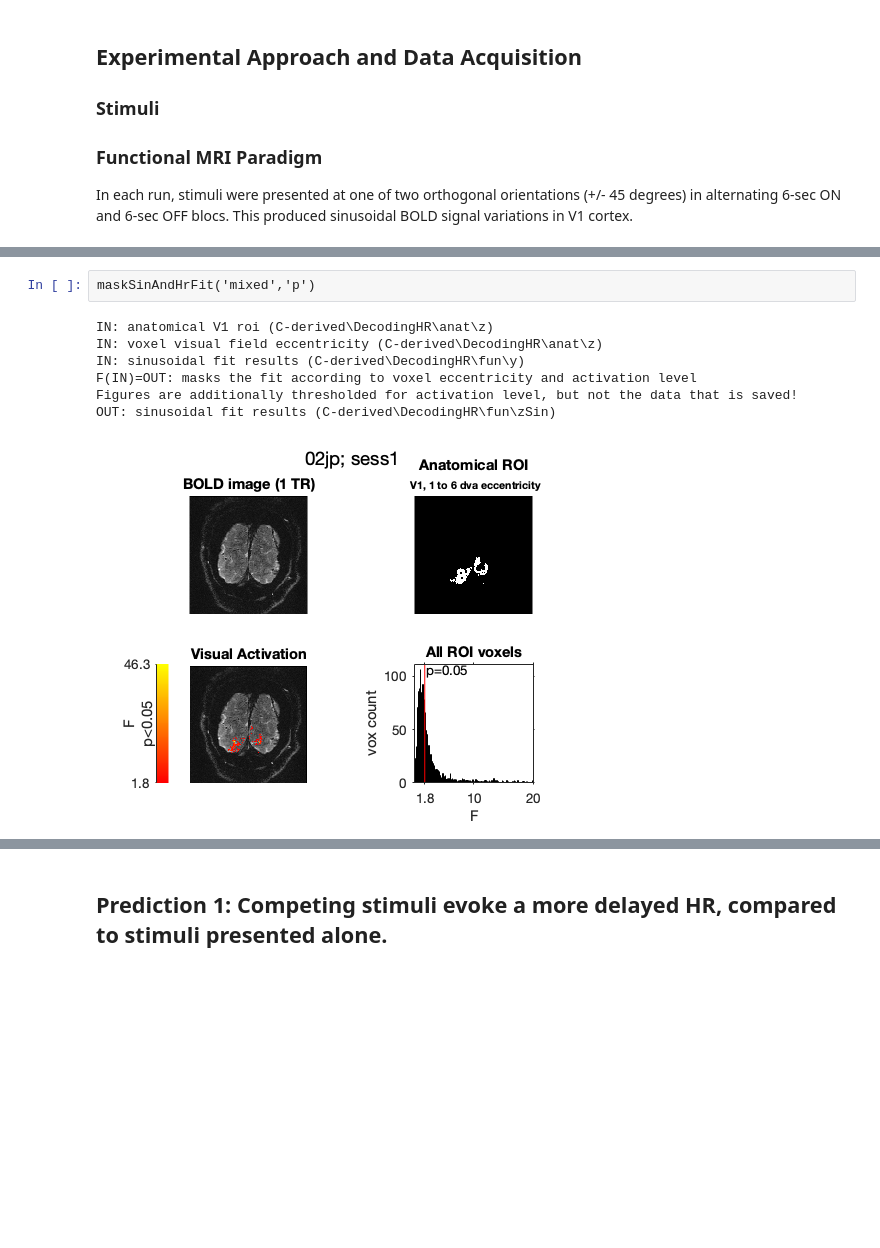
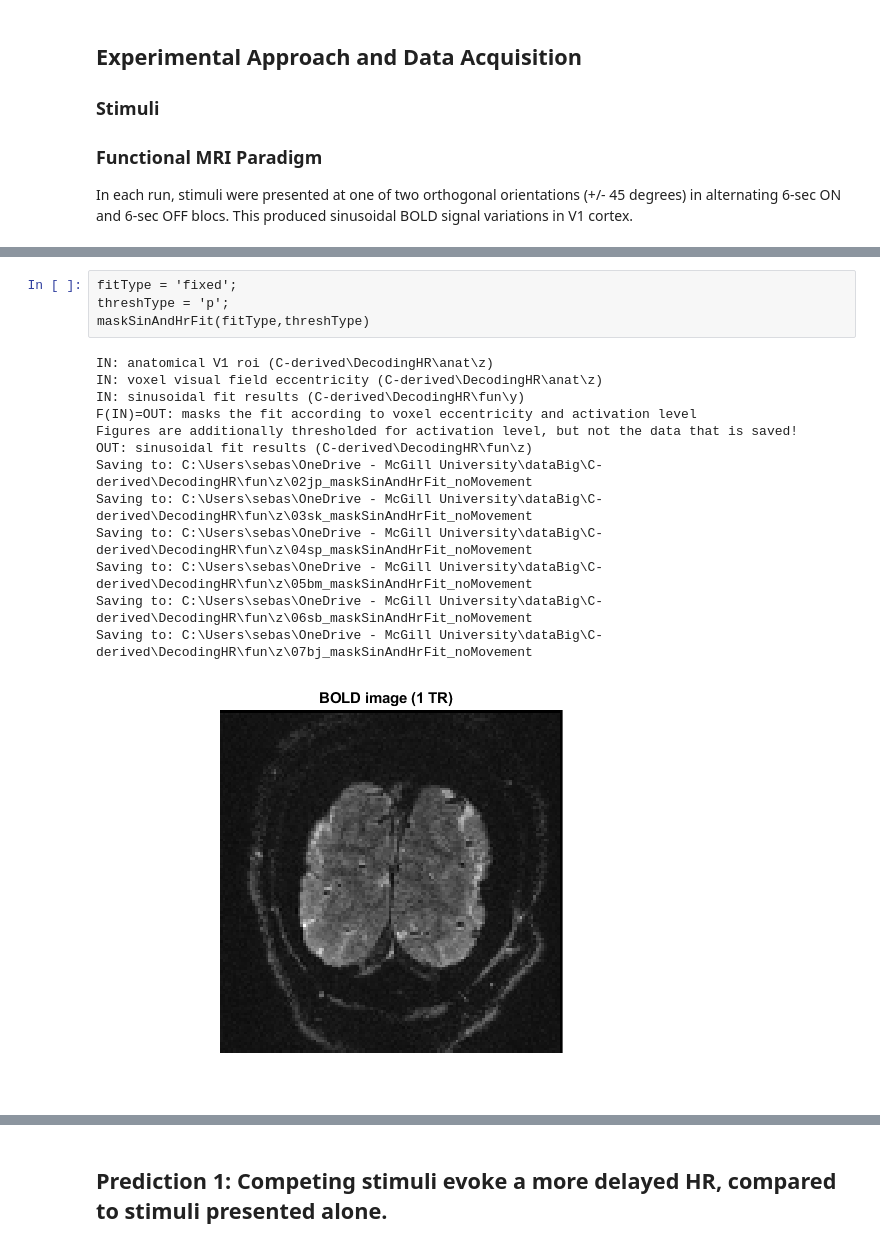
Before and after one commit to Proulx-S/HRdelay, a Jupyter notebook: neuroimaging/HRdelay.ipynb, the cells around one changed output, grey strips where cells are left out. Saved outputs shown, nothing was run; the diff lists cells and outputs as text; blank space fills up the shorter version.

```diff
--- a/neuroimaging/HRdelay.ipynb
+++ b/neuroimaging/HRdelay.ipynb
@@ -37,10 +35,18 @@ C:\Users\sebas\OneDrive - McGill University\dataBig\C-derived\DecodingHR\fun\y\d
-# %%
-maskSinAndHrFit('mixed','p')
-# %% [output]
-IN: anatomical V1 roi (C-derived\DecodingHR\anat\z)
-IN: voxel visual field eccentricity (C-derived\DecodingHR\anat\z)
-IN: sinusoidal fit results (C-derived\DecodingHR\fun\y)
-F(IN)=OUT: masks the fit according to voxel eccentricity and activation level
-Figures are additionally thresholded for activation level, but not the data that is saved!
-OUT: sinusoidal fit results (C-derived\DecodingHR\fun\zSin)
-[figure, removed]
+# %%
+fitType = 'fixed';
+threshType = 'p';
+maskSinAndHrFit(fitType,threshType)
+# %% [output]
+IN: anatomical V1 roi (C-derived\DecodingHR\anat\z)
+IN: voxel visual field eccentricity (C-derived\DecodingHR\anat\z)
+IN: sinusoidal fit results (C-derived\DecodingHR\fun\y)
+F(IN)=OUT: masks the fit according to voxel eccentricity and activation level
+Figures are additionally thresholded for activation level, but not the data that is saved!
+OUT: sinusoidal fit results (C-derived\DecodingHR\fun\z)
+Saving to: C:\Users\sebas\OneDrive - McGill University\dataBig\C-derived\DecodingHR\fun\z\02jp_maskSinAndHrFit_noMovement
+Saving to: C:\Users\sebas\OneDrive - McGill University\dataBig\C-derived\DecodingHR\fun\z\03sk_maskSinAndHrFit_noMovement
+Saving to: C:\Users\sebas\OneDrive - McGill University\dataBig\C-derived\DecodingHR\fun\z\04sp_maskSinAndHrFit_noMovement
+Saving to: C:\Users\sebas\OneDrive - McGill University\dataBig\C-derived\DecodingHR\fun\z\05bm_maskSinAndHrFit_noMovement
+Saving to: C:\Users\sebas\OneDrive - McGill University\dataBig\C-derived\DecodingHR\fun\z\06sb_maskSinAndHrFit_noMovement
+Saving to: C:\Users\sebas\OneDrive - McGill University\dataBig\C-derived\DecodingHR\fun\z\07bj_maskSinAndHrFit_noMovement
+[figure, added]
```
Also changed, not shown: parts of 3 cells of this notebook, 2 other files.
